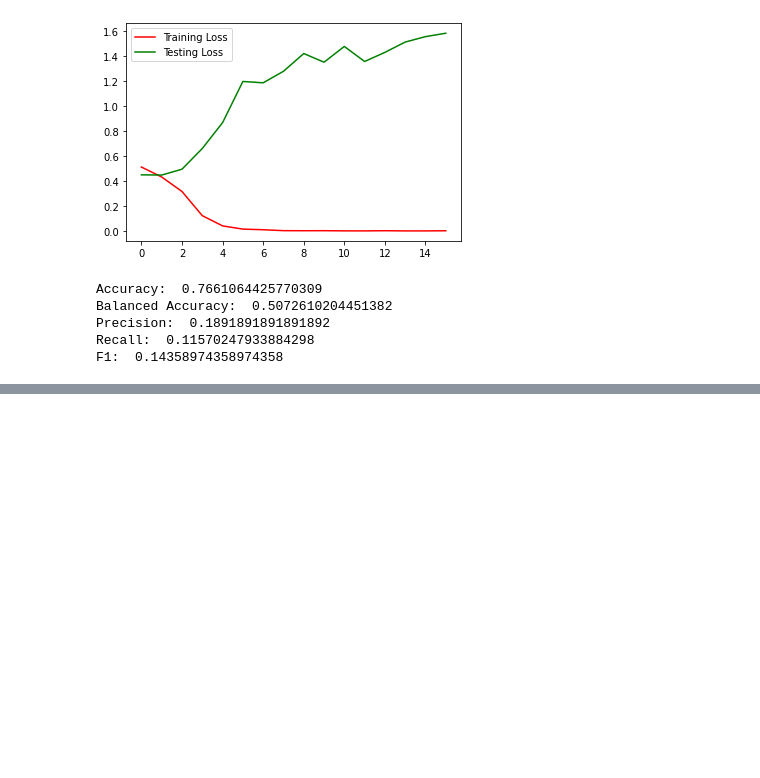
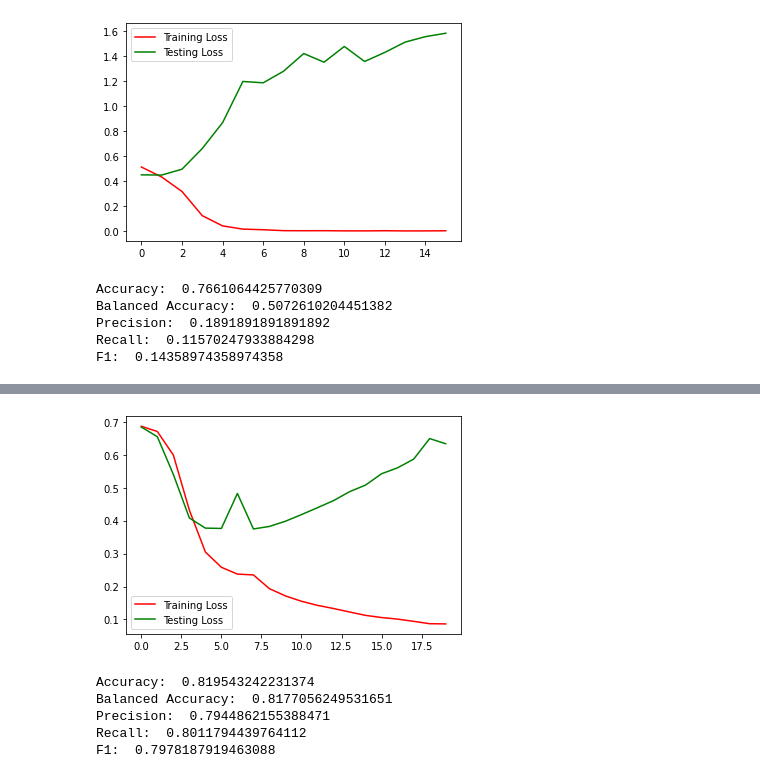
Before and after one commit to AmirAbaskohi/SemEval2022-Task6-Sarcasm-Detection, a Jupyter notebook: SarcasmDetection.ipynb, the cells around one changed output, grey strips where cells are left out. Cells and saved outputs as stored; diff of their text form; code cells hidden in the pictures; blank space fills up the shorter version.

```diff
--- a/SarcasmDetection.ipynb
+++ b/SarcasmDetection.ipynb
@@ -1316,0 +1380,7 @@ F1:  0.14358974358974358
+# %%
+plt.plot(epochs,history2.history['loss'],'r',label='Training Loss')
+plt.plot(epochs,history2.history['val_loss'],'g',label='Testing Loss')
+plt.legend()
+plt.show()
+# %% [output]
+[figure, added]
@@ -1316,0 +1392,8 @@ F1:  0.14358974358974358
+# %%
+evaluate(predicted, test_labels)
+# %% [output]
+Accuracy:  0.819543242231374
+Balanced Accuracy:  0.8177056249531651
+Precision:  0.7944862155388471
+Recall:  0.8011794439764112
+F1:  0.7978187919463088
```
Also changed, not shown: parts of 20 cells of this notebook.
